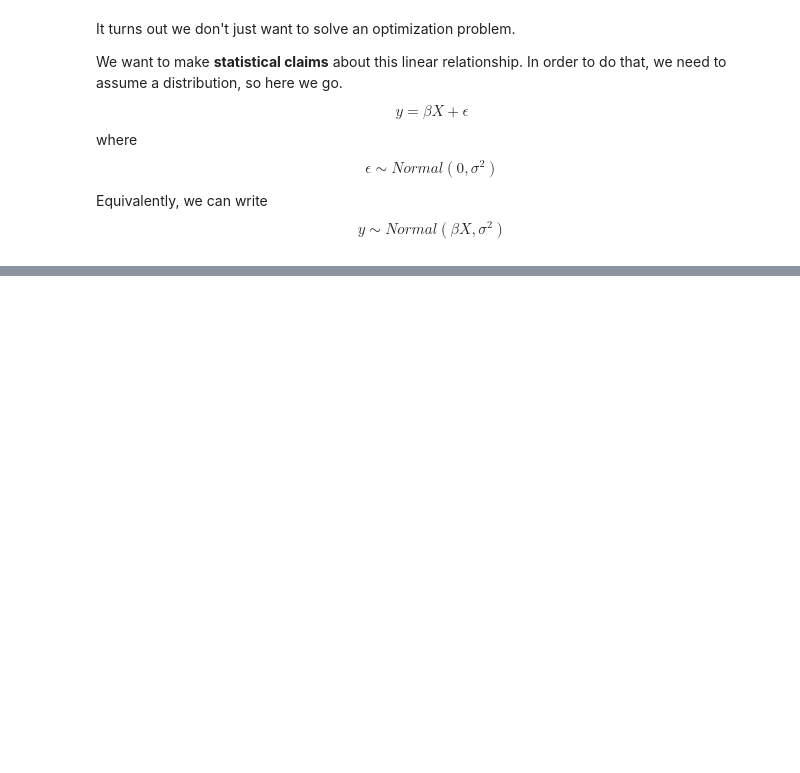
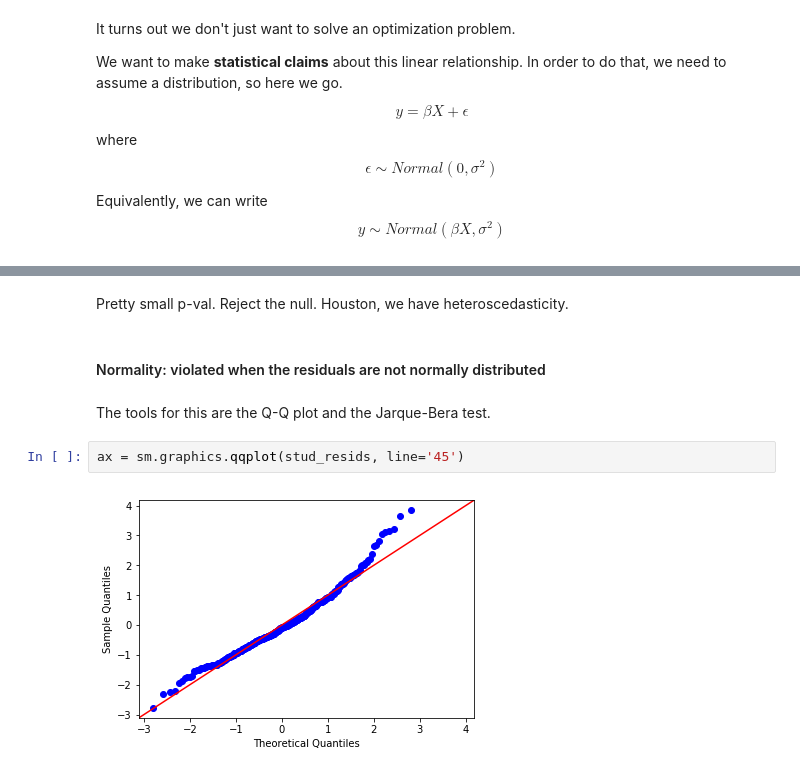
Before and after one commit to wmarshall484/DSI_LECTURES_2, a Jupyter notebook: linear-regression/moses_marsh/linear_regression.ipynb, the cells around one changed output, grey strips where cells are left out. Drawn from its saved outputs; the diff is of its cells as text; blank space fills up the shorter version.

```diff
--- a/linear-regression/moses_marsh/linear_regression.ipynb
+++ b/linear-regression/moses_marsh/linear_regression.ipynb
@@ -414,0 +435,10 @@ plt.ylabel('residuals');
+# %% [markdown]
+Pretty small p-val. Reject the null. Houston, we have heteroscedasticity.
+# %% [markdown]
+#### Normality: violated when the residuals are not normally distributed
+# %% [markdown]
+The tools for this are the Q-Q plot and the Jarque-Bera test.
+# %%
+ax = sm.graphics.qqplot(stud_resids, line='45')
+# %% [output]
+[figure, added]
```
Also changed, not shown: parts of 22 cells of this notebook.
